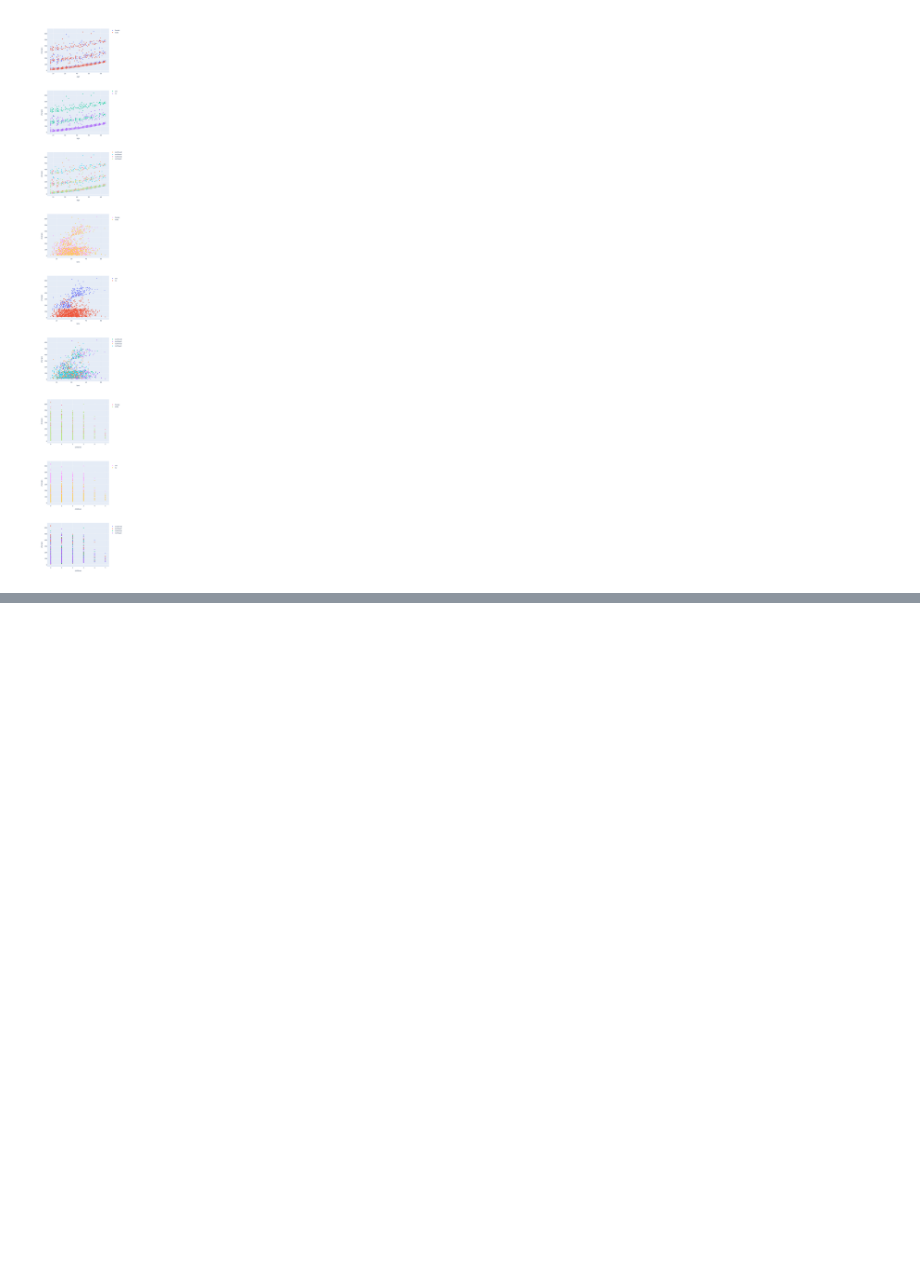
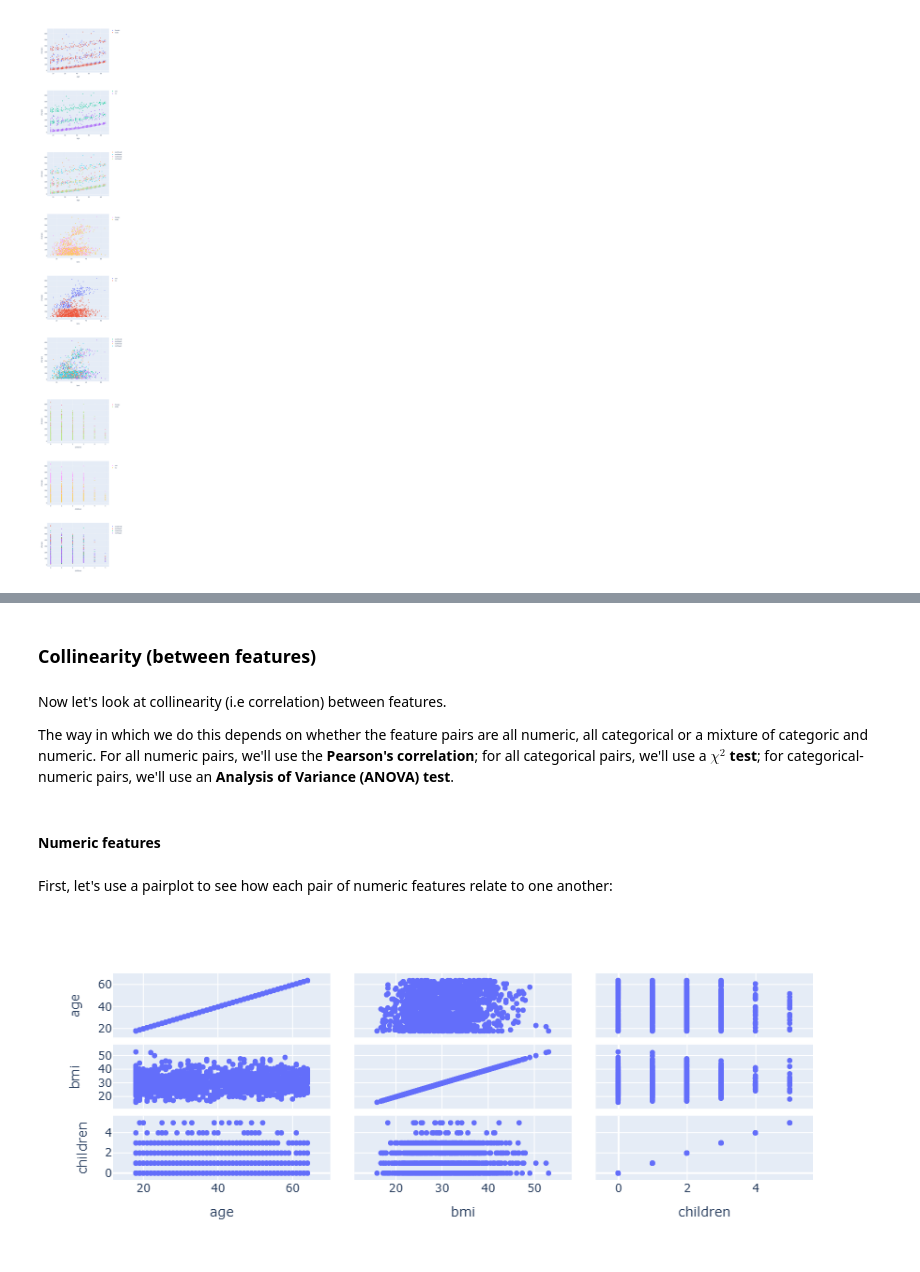
Before and after one commit to Saaeb/insurance_project, a Jupyter notebook: Insurance_Pricing_Forecast .ipynb, the cells around one changed output, grey strips where cells are left out. Saved outputs shown, nothing was run; the diff lists cells and outputs as text; code cells hidden in the pictures; blank space fills up the shorter version.

```diff
--- a/Insurance_Pricing_Forecast .ipynb
+++ b/Insurance_Pricing_Forecast .ipynb
@@ -385,0 +391,16 @@ See https://pandas.pydata.org/docs/user_guide/migration-3-strings.html#string-mi
+# %% [markdown]
+### **Collinearity (between features)**
+# %% [markdown]
+Now let's look at collinearity (i.e correlation) between features.
+
+The way in which we do this depends on whether the feature pairs are all numeric, all categorical or a mixture of categoric and numeric. For all numeric pairs, we'll use the **Pearson's correlation**; for all categorical pairs, we'll use a **$\chi^2$ test**; for categorical-numeric pairs, we'll use an **Analysis of Variance (ANOVA) test**.
+# %% [markdown]
+#### **Numeric features**
+# %% [markdown]
+First, let's use a pairplot to see how each pair of numeric features relate to one another:
+# %%
+px.scatter_matrix(
+    X.select_dtypes(include=np.number)
+)
+# %% [output]
+[figure, added]
```
Also changed, not shown: parts of 12 cells of this notebook.
